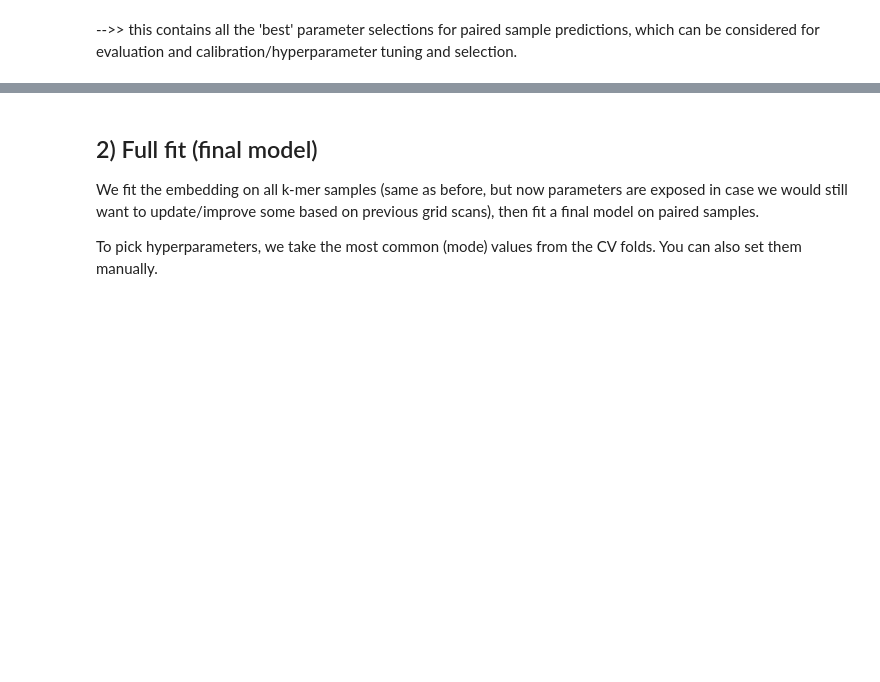
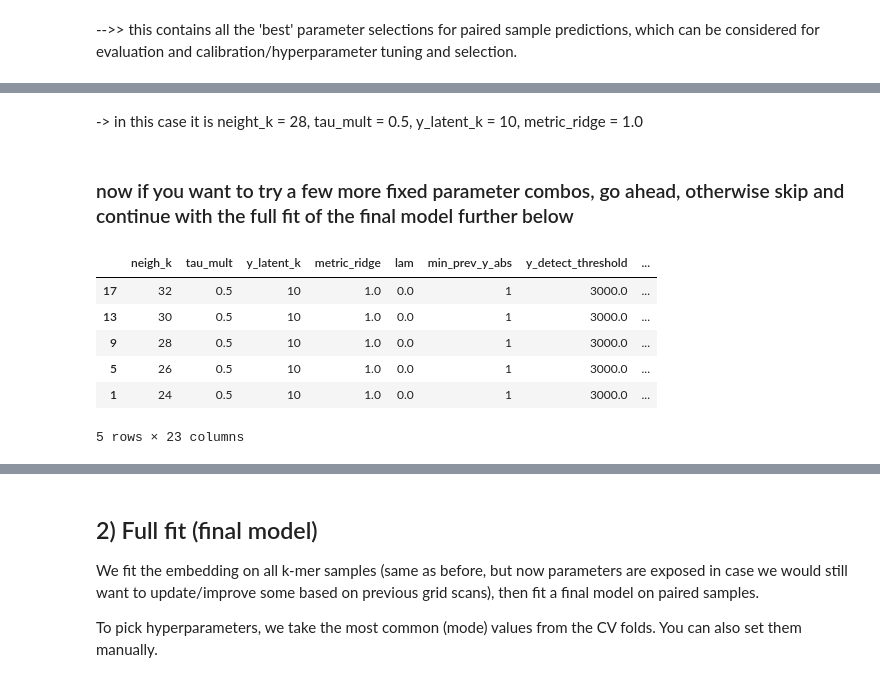
Before and after one commit to anninameyer/Intelligrate, a Jupyter notebook: docs/notebooks/02_extrapolate_train_evaluate_full_fit_predict.ipynb, the cells around one changed output, grey strips where cells are left out. Cells and saved outputs as stored; diff of their text form; code cells hidden in the pictures; blank space fills up the shorter version.

```diff
--- a/docs/notebooks/02_extrapolate_train_evaluate_full_fit_predict.ipynb
+++ b/docs/notebooks/02_extrapolate_train_evaluate_full_fit_predict.ipynb
@@ -265,0 +341,37 @@ folds.head()
+# %% [markdown]
+-> in this case it is neight_k = 28, tau_mult = 0.5, y_latent_k = 10, metric_ridge = 1.0
+# %% [markdown]
+### now if you want to try a few more fixed parameter combos, go ahead, otherwise skip and continue with the full fit of the final model further below
+# %%
+# Define a small fixed-parameter sweep (uses the same X_full/X/Y/ko_to_superclass as above), round 2:
+cfg["fixed_param_sweep"] = {
+    "neigh_k": [24, 26, 28, 30, 32],
+    "tau_mult": [0.35, 0.5, 0.65, 0.8],
+    "y_latent_k": [10],
+    "metric_ridge": [1.0],
+}
+
+sweep_out2 = results_dir / "fixed_param_sweep2.tsv"
+sweep_df2 = run_fixed_param_sweep_explicit(
+    X_full=X_full,
+    X=X,
+    Y=Y,
+    ko_to_superclass=ko_to_superclass,
+    out_path=sweep_out,
+    cv_cfg=cv_cfg,
+    embed_cfg=embed_cfg,
+    model_cfg=model_cfg,
+    prf_cfg=prf_cfg,
+    metrics_cfg=metrics_cfg,
+    sweep_cfg=cfg["fixed_param_sweep"],
+    embed=embed,
+)
+sweep_df2.head()
+# %% [output]
+|  | neigh_k | tau_mult | y_latent_k | metric_ridge | lam | min_prev_y_abs | y_detect_threshold | ... |
+| 17 | 32 | 0.5 | 10 | 1.0 | 0.0 | 1 | 3000.0 | ... |
+| 13 | 30 | 0.5 | 10 | 1.0 | 0.0 | 1 | 3000.0 | ... |
+| 9 | 28 | 0.5 | 10 | 1.0 | 0.0 | 1 | 3000.0 | ... |
+| 5 | 26 | 0.5 | 10 | 1.0 | 0.0 | 1 | 3000.0 | ... |
+| 1 | 24 | 0.5 | 10 | 1.0 | 0.0 | 1 | 3000.0 | ... |
+5 rows × 23 columns
```
Also changed, not shown: parts of 23 cells of this notebook, 3 other files.
